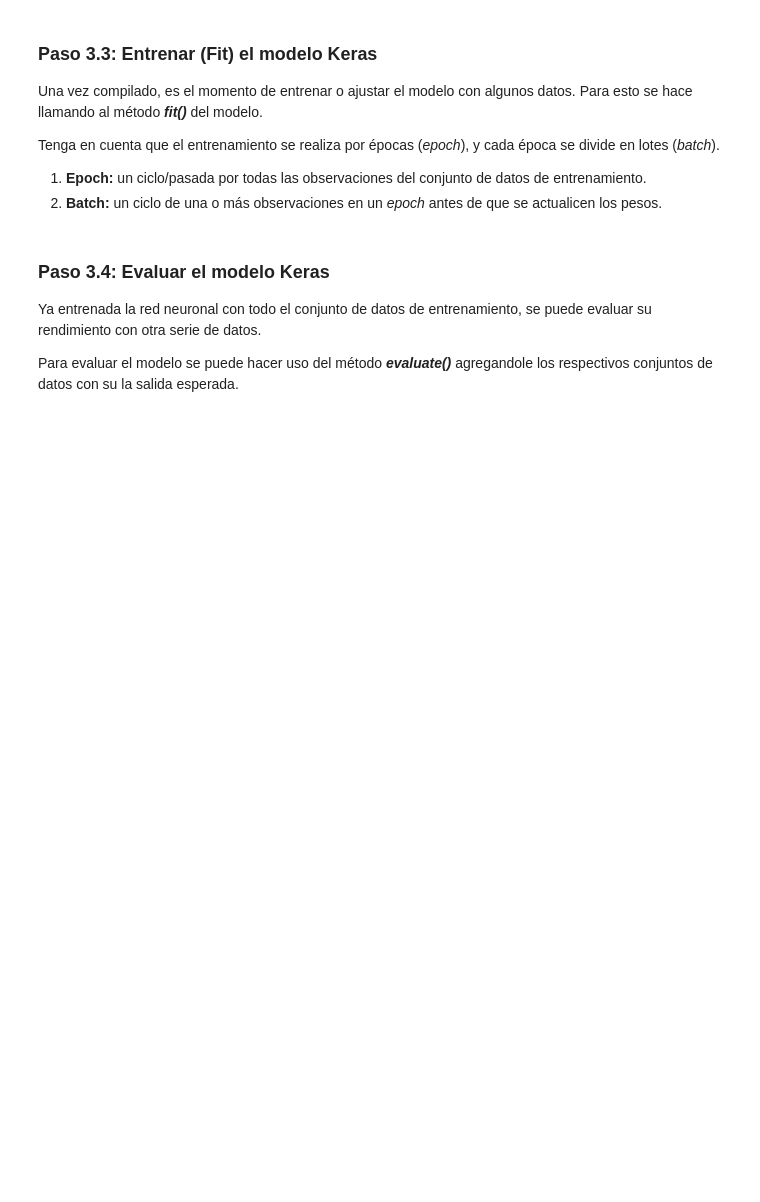
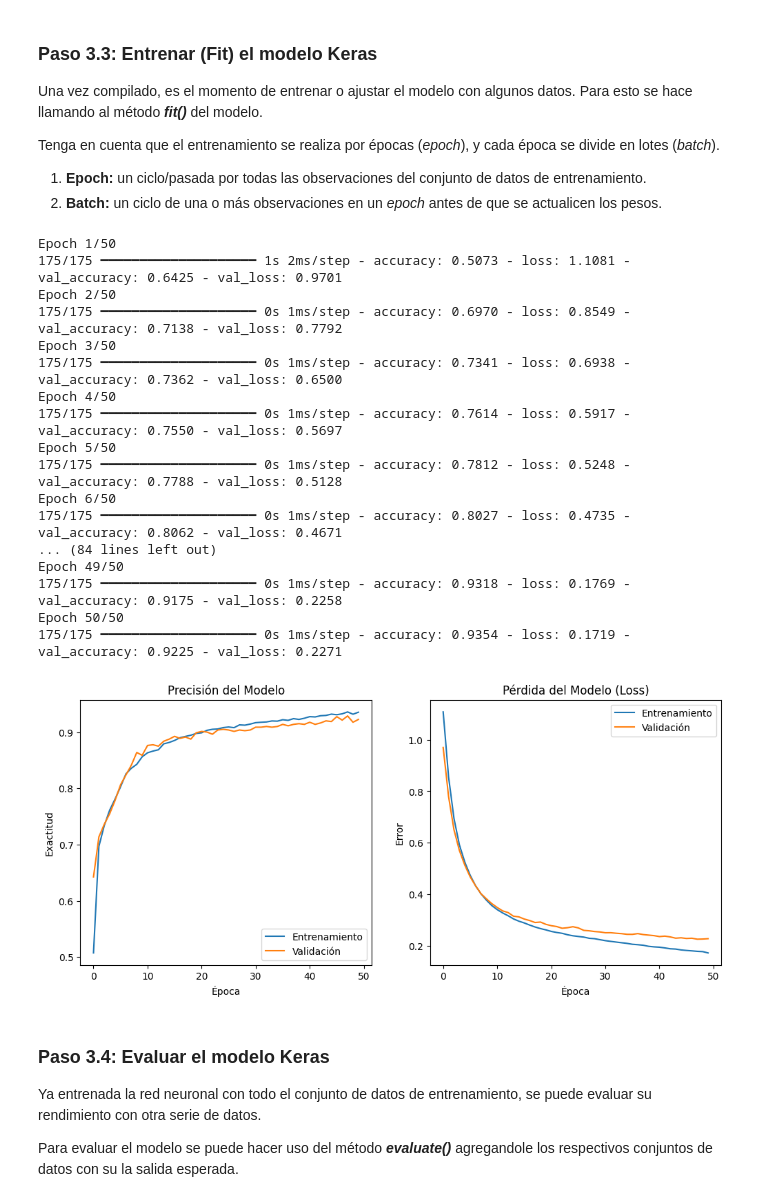
Before and after one commit to diegoortiz1008-hash/Lab02-PTIA, a Jupyter notebook: labNN_PTIA_c.ipynb, the cells around one changed output. Saved outputs shown, nothing was run; the diff lists cells and outputs as text; code cells hidden in the pictures; blank space fills up the shorter version.

```diff
--- a/labNN_PTIA_c.ipynb
+++ b/labNN_PTIA_c.ipynb
@@ -508,0 +599,9 @@ Se debe especificar minimamente:
+# %%
+#Se compila el modelo
+modelo.compile(
+    loss='sparse_categorical_crossentropy', # Ideal para etiquetas 0, 1, 2, 3
+    optimizer='adam',
+    metrics=['accuracy']
+)
+
+modelo.summary()
@@ -520,3 +631,54 @@ Tenga en cuenta que el entrenamiento se realiza por épocas (*epoch*), y cada é
+# %%
+# Guardamos el proceso en la variable 'history' para luego ver las gráficas
+history = modelo.fit(
+    X_train, y_train,           # Datos de entrenamiento (70%)
+    validation_data=(X_val, y_val), # Datos de validación (10%)
+    epochs=50,                  # Cuántas veces la IA leerá todo el dataset
+    batch_size=32,              # Grupos de 32 datos a la vez
+    verbose=1
+)
+
+# Graficar la precisión y la pérdida
+plt.figure(figsize=(12, 5))
+
+# Gráfica de Precisión (Accuracy)
+plt.subplot(1, 2, 1)
+plt.plot(history.history['accuracy'], label='Entrenamiento')
+plt.plot(history.history['val_accuracy'], label='Validación')
+plt.title('Precisión del Modelo')
+plt.xlabel('Época')
+plt.ylabel('Exactitud')
+plt.legend()
+
+# Gráfica de Pérdida (Loss)
+plt.subplot(1, 2, 2)
+plt.plot(history.history['loss'], label='Entrenamiento')
+plt.plot(history.history['val_loss'], label='Validación')
+plt.title('Pérdida del Modelo (Loss)')
+plt.xlabel('Época')
+plt.ylabel('Error')
+plt.legend()
+
+plt.show()
+# %% [output]
+Epoch 1/50
+175/175 ━━━━━━━━━━━━━━━━━━━━ 1s 2ms/step - accuracy: 0.5073 - loss: 1.1081 - val_accuracy: 0.6425 - val_loss: 0.9701
+Epoch 2/50
+175/175 ━━━━━━━━━━━━━━━━━━━━ 0s 1ms/step - accuracy: 0.6970 - loss: 0.8549 - val_accuracy: 0.7138 - val_loss: 0.7792
+Epoch 3/50
+175/175 ━━━━━━━━━━━━━━━━━━━━ 0s 1ms/step - accuracy: 0.7341 - loss: 0.6938 - val_accuracy: 0.7362 - val_loss: 0.6500
+Epoch 4/50
+175/175 ━━━━━━━━━━━━━━━━━━━━ 0s 1ms/step - accuracy: 0.7614 - loss: 0.5917 - val_accuracy: 0.7550 - val_loss: 0.5697
+Epoch 5/50
+175/175 ━━━━━━━━━━━━━━━━━━━━ 0s 1ms/step - accuracy: 0.7812 - loss: 0.5248 - val_accuracy: 0.7788 - val_loss: 0.5128
+Epoch 6/50
+175/175 ━━━━━━━━━━━━━━━━━━━━ 0s 1ms/step - accuracy: 0.8027 - loss: 0.4735 - val_accuracy: 0.8062 - val_loss: 0.4671
+... (84 lines left out)
+Epoch 49/50
+175/175 ━━━━━━━━━━━━━━━━━━━━ 0s 1ms/step - accuracy: 0.9318 - loss: 0.1769 - val_accuracy: 0.9175 - val_loss: 0.2258
+Epoch 50/50
+175/175 ━━━━━━━━━━━━━━━━━━━━ 0s 1ms/step - accuracy: 0.9354 - loss: 0.1719 - val_accuracy: 0.9225 - val_loss: 0.2271
+[figure, added]
 # %% [markdown]
 ### Paso 3.4: Evaluar el modelo Keras
 
```
Also changed, not shown: parts of 16 cells of this notebook, 1 other file.
